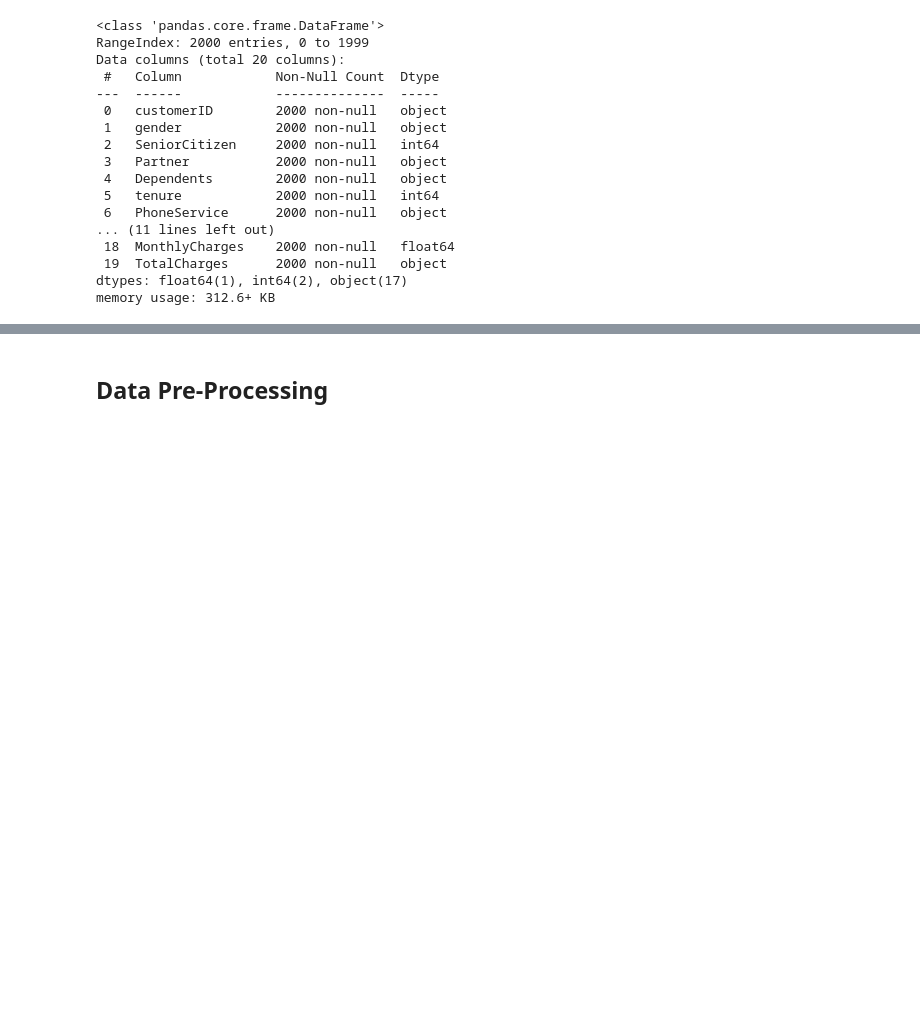
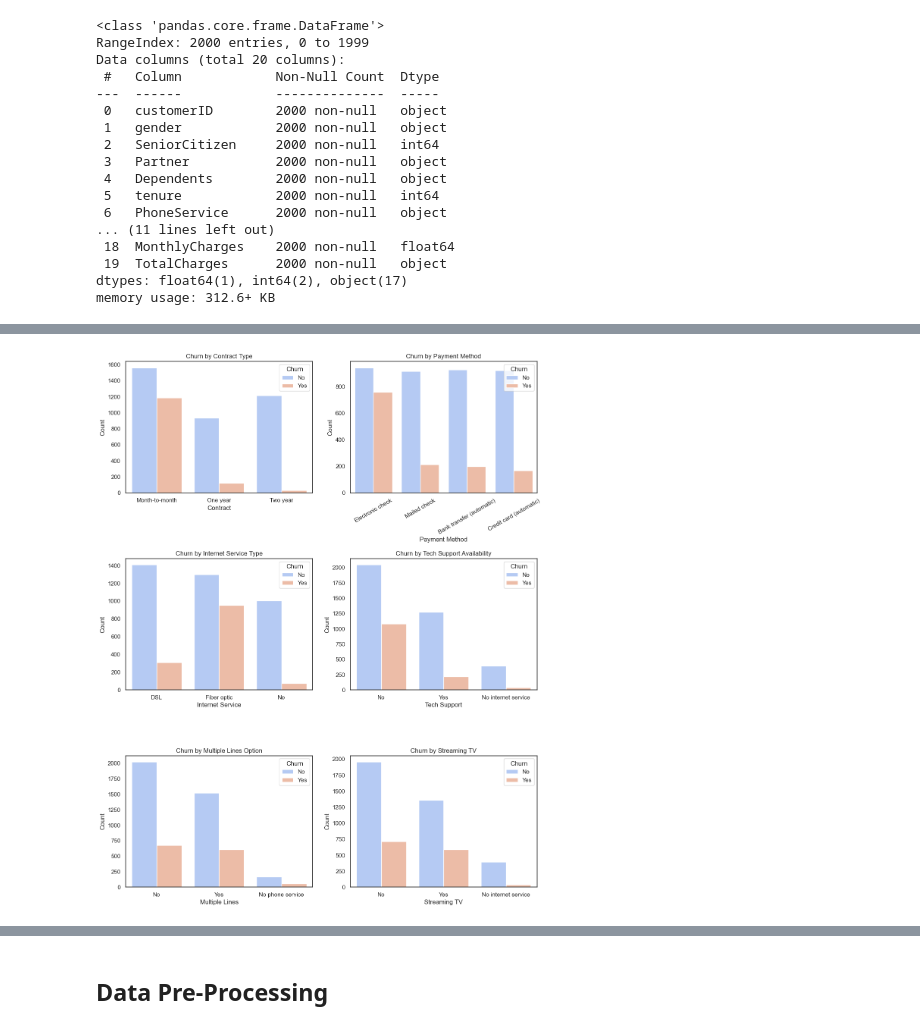
Before and after one commit to elishastanley/Churn-Prediction-Enhancing-Retention-with-Machine-Learning, a Jupyter notebook: Notebooks/main.ipynb, the cells around one changed output, grey strips where cells are left out. Saved outputs shown, nothing was run; the diff lists cells and outputs as text; code cells hidden in the pictures; blank space fills up the shorter version.

```diff
--- a/Notebooks/main.ipynb
+++ b/Notebooks/main.ipynb
@@ -145,0 +298,45 @@ memory usage: 312.6+ KB
+# %%
+# Let's explore the relationships between some categorical variables and churn
+fig, axes = plt.subplots(nrows=3, ncols=2, figsize=(14, 18))
+plt.subplots_adjust(hspace=0.5)
+
+# Contract vs Churn
+sns.countplot(ax=axes[0, 0], x='Contract', hue='Churn', data=train_data, palette='coolwarm')
+axes[0, 0].set_title('Churn by Contract Type')
+axes[0, 0].set_xlabel('Contract')
+axes[0, 0].set_ylabel('Count')
+
+# PaymentMethod vs Churn
+sns.countplot(ax=axes[0, 1], x='PaymentMethod', hue='Churn', data=train_data, palette='coolwarm')
+axes[0, 1].set_title('Churn by Payment Method')
+axes[0, 1].set_xlabel('Payment Method')
+axes[0, 1].set_ylabel('Count')
+axes[0, 1].tick_params(axis='x', rotation=30)
+
+# InternetService vs Churn
+sns.countplot(ax=axes[1, 0], x='InternetService', hue='Churn', data=train_data, palette='coolwarm')
+axes[1, 0].set_title('Churn by Internet Service Type')
+axes[1, 0].set_xlabel('Internet Service')
+axes[1, 0].set_ylabel('Count')
+
+# TechSupport vs Churn
+sns.countplot(ax=axes[1, 1], x='TechSupport', hue='Churn', data=train_data, palette='coolwarm')
+axes[1, 1].set_title('Churn by Tech Support Availability')
+axes[1, 1].set_xlabel('Tech Support')
+axes[1, 1].set_ylabel('Count')
+
+# MultipleLines vs Churn
+sns.countplot(ax=axes[2, 0], x='MultipleLines', hue='Churn', data=train_data, palette='coolwarm')
+axes[2, 0].set_title('Churn by Multiple Lines Option')
+axes[2, 0].set_xlabel('Multiple Lines')
+axes[2, 0].set_ylabel('Count')
+
+# StreamingTV vs Churn
+sns.countplot(ax=axes[2, 1], x='StreamingTV', hue='Churn', data=train_data, palette='coolwarm')
+axes[2, 1].set_title('Churn by Streaming TV')
+axes[2, 1].set_xlabel('Streaming TV')
+axes[2, 1].set_ylabel('Count')
+
+plt.show()
+# %% [output]
+[figure, added]
```
Also changed, not shown: parts of 38 cells of this notebook, 2 other files.
